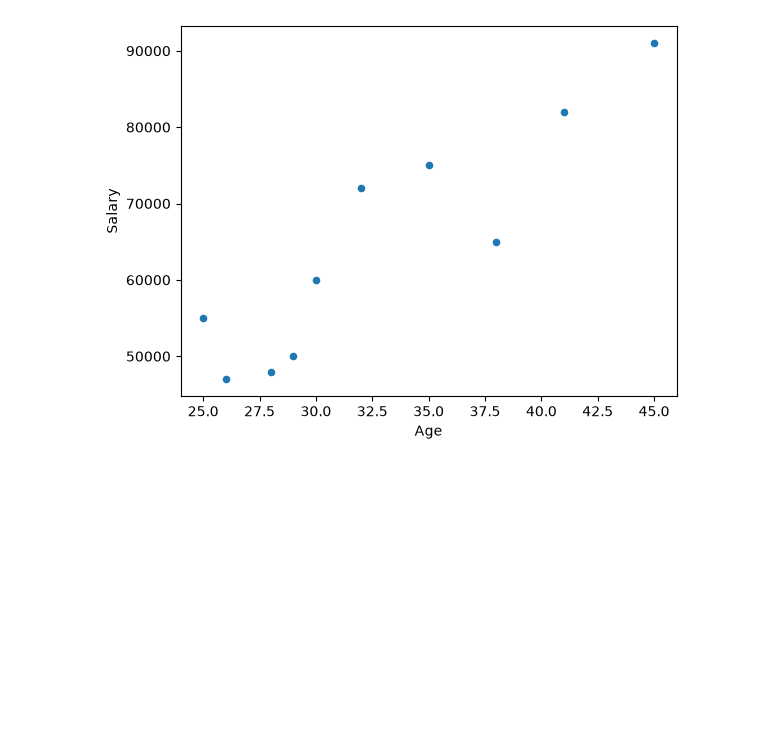
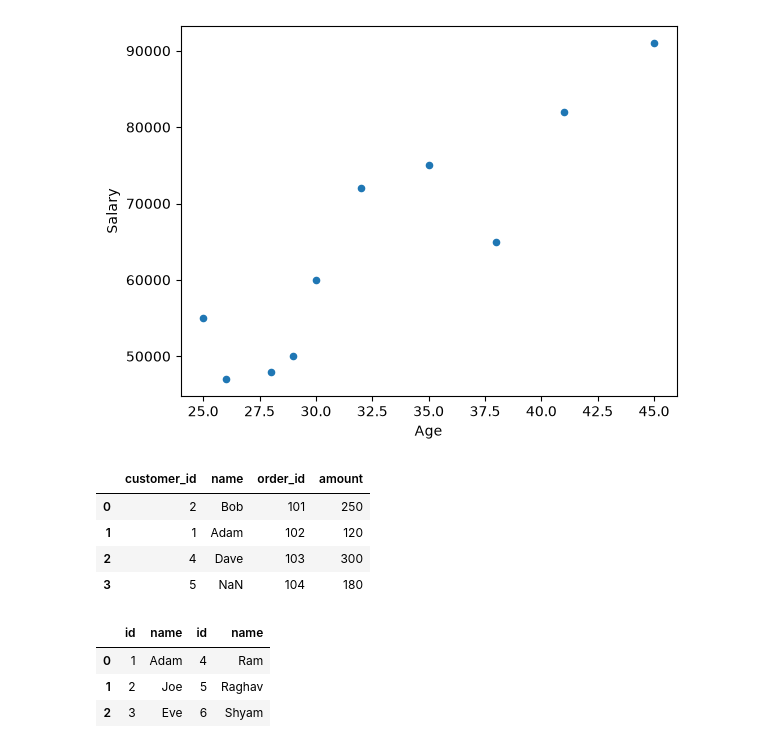
Before and after one commit to sparsh0913/python-data-science, a Jupyter notebook: Pandas/pandas_tutorial.ipynb, the cells around one changed output. Cells and saved outputs as stored; diff of their text form; code cells hidden in the pictures; blank space fills up the shorter version.

Commit message:
merging,joining and concatenate data

```diff
--- a/Pandas/pandas_tutorial.ipynb
+++ b/Pandas/pandas_tutorial.ipynb
@@ -411,3 +411,48 @@ df.plot(kind="scatter", x="Age", y="Salary")
 # %% [output]
 <Axes: xlabel='Age', ylabel='Salary'>
 [figure]
+# %%
+#Merging and Joining Data
+
+df_customers = pd.DataFrame({
+    "customer_id": [1, 2, 3, 4],
+    "name": ["Adam", "Bob", "Charlie", "Dave"]
+})
+
+df_orders = pd.DataFrame({
+    "order_id": [101, 102, 103, 104],
+    "customer_id": [2, 1, 4, 5],
+    "amount": [250, 120, 300, 180]
+})
+
+pd.merge(df_customers,df_orders, on="customer_id") #inner join
+pd.merge(df_customers,df_orders, on="customer_id", how="left") #left join
+pd.merge(df_customers,df_orders, on="customer_id", how="right") #right join
+pd.merge(df_customers,df_orders, on="customer_id", how="outer") #outer join
+# %% [output]
+|  | customer_id | name | order_id | amount |
+| 0 | 2 | Bob | 101 | 250 |
+| 1 | 1 | Adam | 102 | 120 |
+| 2 | 4 | Dave | 103 | 300 |
+| 3 | 5 | NaN | 104 | 180 |
+# %%
+#Concatenation
+
+df1 = pd.DataFrame({
+    "id":[1,2,3],
+    "name":["Adam","Joe","Eve"]
+})
+
+df2 = pd.DataFrame({
+    "id":[4,5,6],
+    "name":["Ram","Raghav","Shyam"]
+})
+
+pd.concat([df1,df2]) #row wise
+pd.concat([df1,df2], ignore_index=True)
+pd.concat([df1,df2], axis=1) #col wise
+# %% [output]
+|  | id | name | id | name |
+| 0 | 1 | Adam | 4 | Ram |
+| 1 | 2 | Joe | 5 | Raghav |
+| 2 | 3 | Eve | 6 | Shyam |
```
